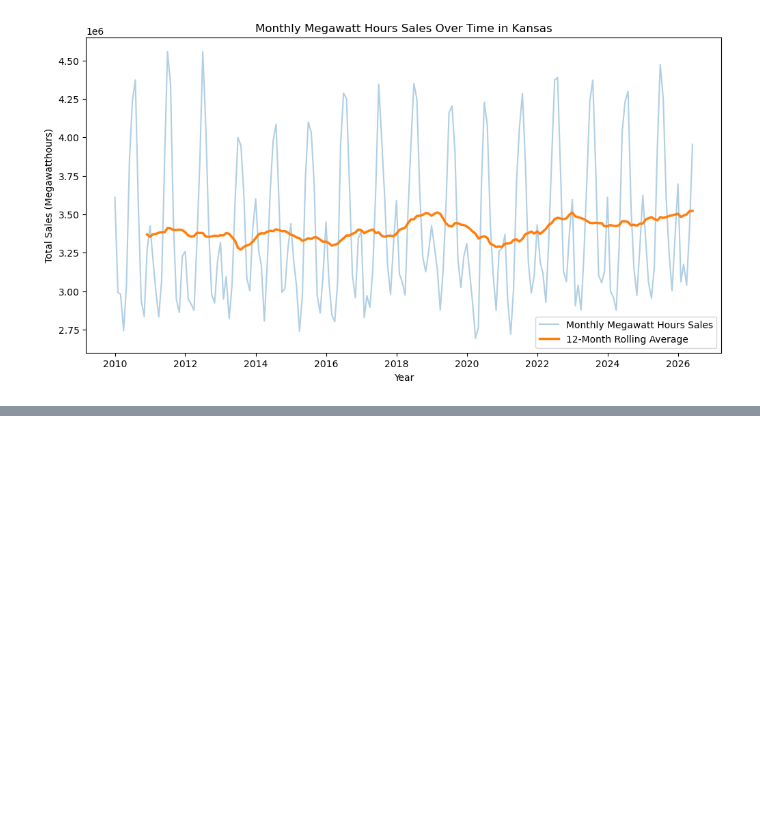
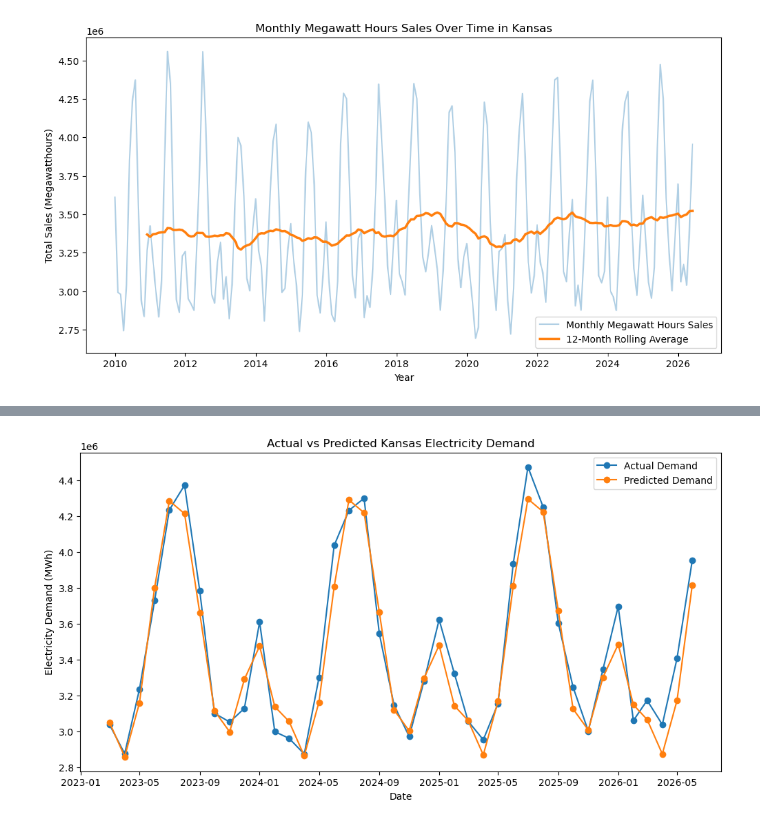
Before and after one commit to CCCKBrant/Kansas-Clean-Energy-Cost-Forecast, a Jupyter notebook: notebooks/01_data_exploration.ipynb, the cells around one changed output, grey strips where cells are left out. Cells and saved outputs as stored; diff of their text form; code cells hidden in the pictures; blank space fills up the shorter version.

Commit message:
MVP complete: baseline model with preliminary results

```diff
--- a/notebooks/01_data_exploration.ipynb
+++ b/notebooks/01_data_exploration.ipynb
@@ -488,0 +846,22 @@ plt.show()
+# %%
+#Baseline Model and Testing.
+baseline_model = Pipeline(
+    steps=[
+        ("preprocessor", preprocessor),
+        ("regression", LinearRegression())
+    ]
+)
+#Train model on training data.
+baseline_model.fit(X_train, y_train)
+
+#Creating predictors for test period.
+y_pred = baseline_model.predict(X_test)
+
+#Comparison of actual vs predicted values for the test period.
+comparison = pd.DataFrame({
+    "Date": test_dates,
+    "Actual_MWh": y_test,
+    "Predicted_MWh": y_pred
+})
+
+print(comparison.head(10))
@@ -488,0 +909,25 @@ plt.show()
+# %%
+plt.figure(figsize=(12, 6))
+
+plt.plot(
+    test_dates,
+    y_test,
+    label="Actual Demand",
+    marker="o"
+)
+
+plt.plot(
+    test_dates,
+    y_pred,
+    label="Predicted Demand",
+    marker="o"
+)
+
+plt.title("Actual vs Predicted Kansas Electricity Demand")
+plt.xlabel("Date")
+plt.ylabel("Electricity Demand (MWh)")
+plt.legend()
+
+plt.show()
+# %% [output]
+[figure, added]
```
Also changed, not shown: parts of 34 cells of this notebook, 6 other files.
